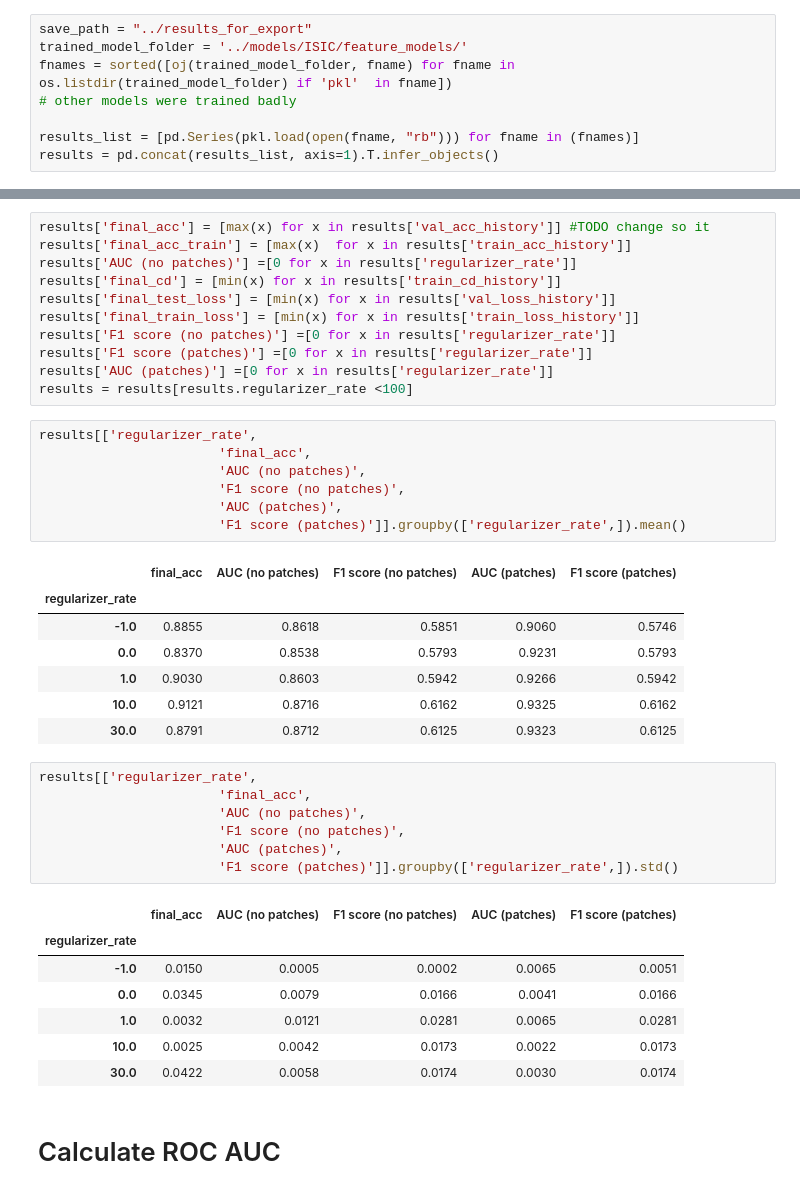
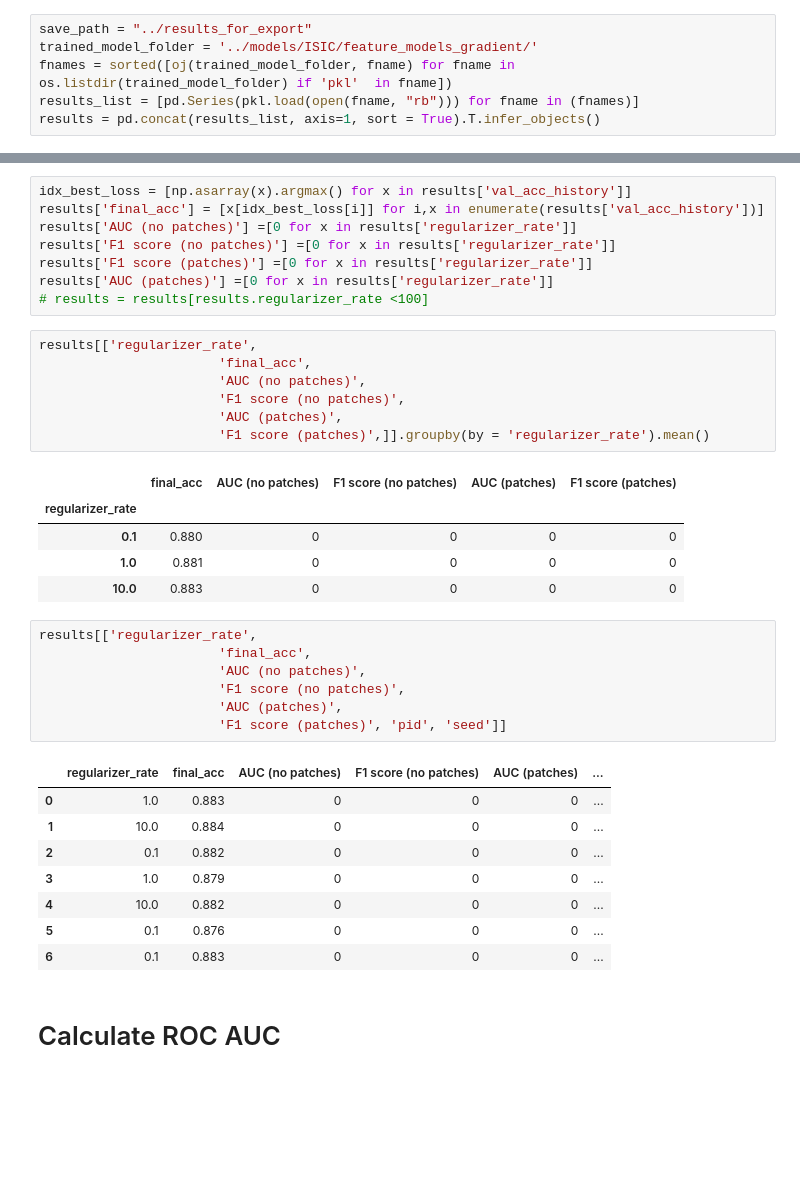
Before and after one commit to laura-rieger/deep-explanation-penalization, a Jupyter notebook: analyze/Analysis - ISIC.ipynb, the cells around one changed output, grey strips where cells are left out. Cells and saved outputs as stored; diff of their text form; blank space fills up the shorter version.

```diff
--- a/analyze/Analysis - ISIC.ipynb
+++ b/analyze/Analysis - ISIC.ipynb
@@ -41,8 +34,6 @@ pd.set_option('precision', 2)
 # %%
 save_path = "../results_for_export"
-trained_model_folder = '../models/ISIC/feature_models/'
+trained_model_folder = '../models/ISIC/feature_models_gradient/'
 fnames = sorted([oj(trained_model_folder, fname) for fname in os.listdir(trained_model_folder) if 'pkl'  in fname])
-# other models were trained badly
-
 results_list = [pd.Series(pkl.load(open(fname, "rb"))) for fname in (fnames)]
-results = pd.concat(results_list, axis=1).T.infer_objects()
+results = pd.concat(results_list, axis=1, sort = True).T.infer_objects()
@@ -57,43 +40,39 @@ To retain the current behavior and silence the warning, pass 'sort=True'.
 # %%
-results['final_acc'] = [max(x) for x in results['val_acc_history']] #TODO change so it
-results['final_acc_train'] = [max(x)  for x in results['train_acc_history']]
+idx_best_loss = [np.asarray(x).argmax() for x in results['val_acc_history']]
+results['final_acc'] = [x[idx_best_loss[i]] for i,x in enumerate(results['val_acc_history'])]
 results['AUC (no patches)'] =[0 for x in results['regularizer_rate']]
-results['final_cd'] = [min(x) for x in results['train_cd_history']]
-results['final_test_loss'] = [min(x) for x in results['val_loss_history']]
-results['final_train_loss'] = [min(x) for x in results['train_loss_history']]
 results['F1 score (no patches)'] =[0 for x in results['regularizer_rate']]
 results['F1 score (patches)'] =[0 for x in results['regularizer_rate']]
 results['AUC (patches)'] =[0 for x in results['regularizer_rate']]
-results = results[results.regularizer_rate <100]
+# results = results[results.regularizer_rate <100]
 # %%
 results[['regularizer_rate',
                        'final_acc',
                        'AUC (no patches)',
                        'F1 score (no patches)',
                        'AUC (patches)',
-                       'F1 score (patches)']].groupby(['regularizer_rate',]).mean()
+                       'F1 score (patches)',]].groupby(by = 'regularizer_rate').mean()
 # %% [output]
 |  | final_acc | AUC (no patches) | F1 score (no patches) | AUC (patches) | F1 score (patches) |
 | regularizer_rate |  |  |  |  |  |
-| -1.0 | 0.8855 | 0.8618 | 0.5851 | 0.9060 | 0.5746 |
-| 0.0 | 0.8370 | 0.8538 | 0.5793 | 0.9231 | 0.5793 |
-| 1.0 | 0.9030 | 0.8603 | 0.5942 | 0.9266 | 0.5942 |
-| 10.0 | 0.9121 | 0.8716 | 0.6162 | 0.9325 | 0.6162 |
-| 30.0 | 0.8791 | 0.8712 | 0.6125 | 0.9323 | 0.6125 |
+| 0.1 | 0.880 | 0 | 0 | 0 | 0 |
+| 1.0 | 0.881 | 0 | 0 | 0 | 0 |
+| 10.0 | 0.883 | 0 | 0 | 0 | 0 |
 # %%
 results[['regularizer_rate',
                        'final_acc',
                        'AUC (no patches)',
                        'F1 score (no patches)',
                        'AUC (patches)',
-                       'F1 score (patches)']].groupby(['regularizer_rate',]).std()
+                       'F1 score (patches)', 'pid', 'seed']]
 # %% [output]
-|  | final_acc | AUC (no patches) | F1 score (no patches) | AUC (patches) | F1 score (patches) |
-| regularizer_rate |  |  |  |  |  |
-| -1.0 | 0.0150 | 0.0005 | 0.0002 | 0.0065 | 0.0051 |
-| 0.0 | 0.0345 | 0.0079 | 0.0166 | 0.0041 | 0.0166 |
-| 1.0 | 0.0032 | 0.0121 | 0.0281 | 0.0065 | 0.0281 |
-| 10.0 | 0.0025 | 0.0042 | 0.0173 | 0.0022 | 0.0173 |
-| 30.0 | 0.0422 | 0.0058 | 0.0174 | 0.0030 | 0.0174 |
+|  | regularizer_rate | final_acc | AUC (no patches) | F1 score (no patches) | AUC (patches) | ... |
+| 0 | 1.0 | 0.883 | 0 | 0 | 0 | ... |
+| 1 | 10.0 | 0.884 | 0 | 0 | 0 | ... |
+| 2 | 0.1 | 0.882 | 0 | 0 | 0 | ... |
+| 3 | 1.0 | 0.879 | 0 | 0 | 0 | ... |
+| 4 | 10.0 | 0.882 | 0 | 0 | 0 | ... |
+| 5 | 0.1 | 0.876 | 0 | 0 | 0 | ... |
+| 6 | 0.1 | 0.883 | 0 | 0 | 0 | ... |
 # %% [markdown]
 # Calculate ROC AUC
```
Also changed, not shown: parts of 27 cells of this notebook, 23 other files.
